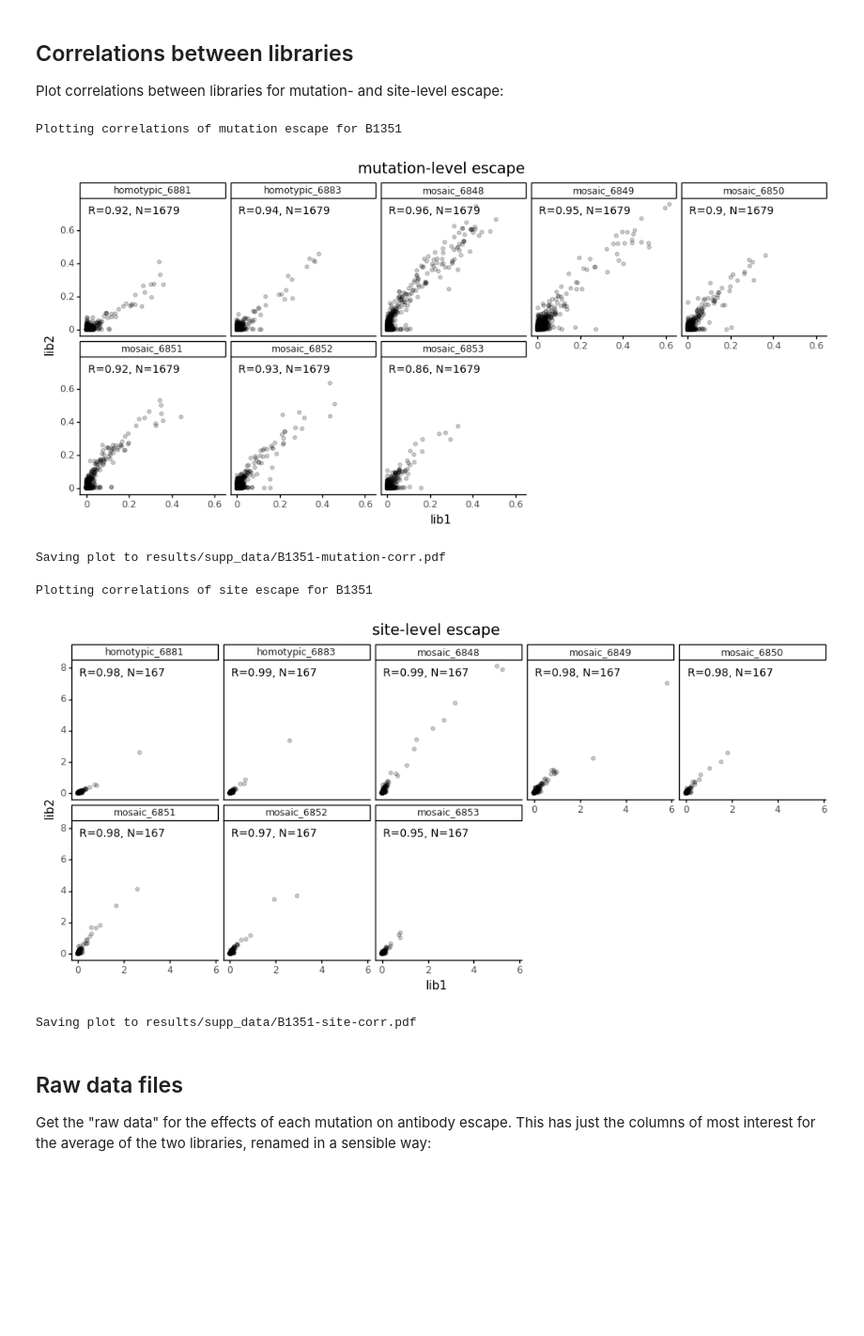
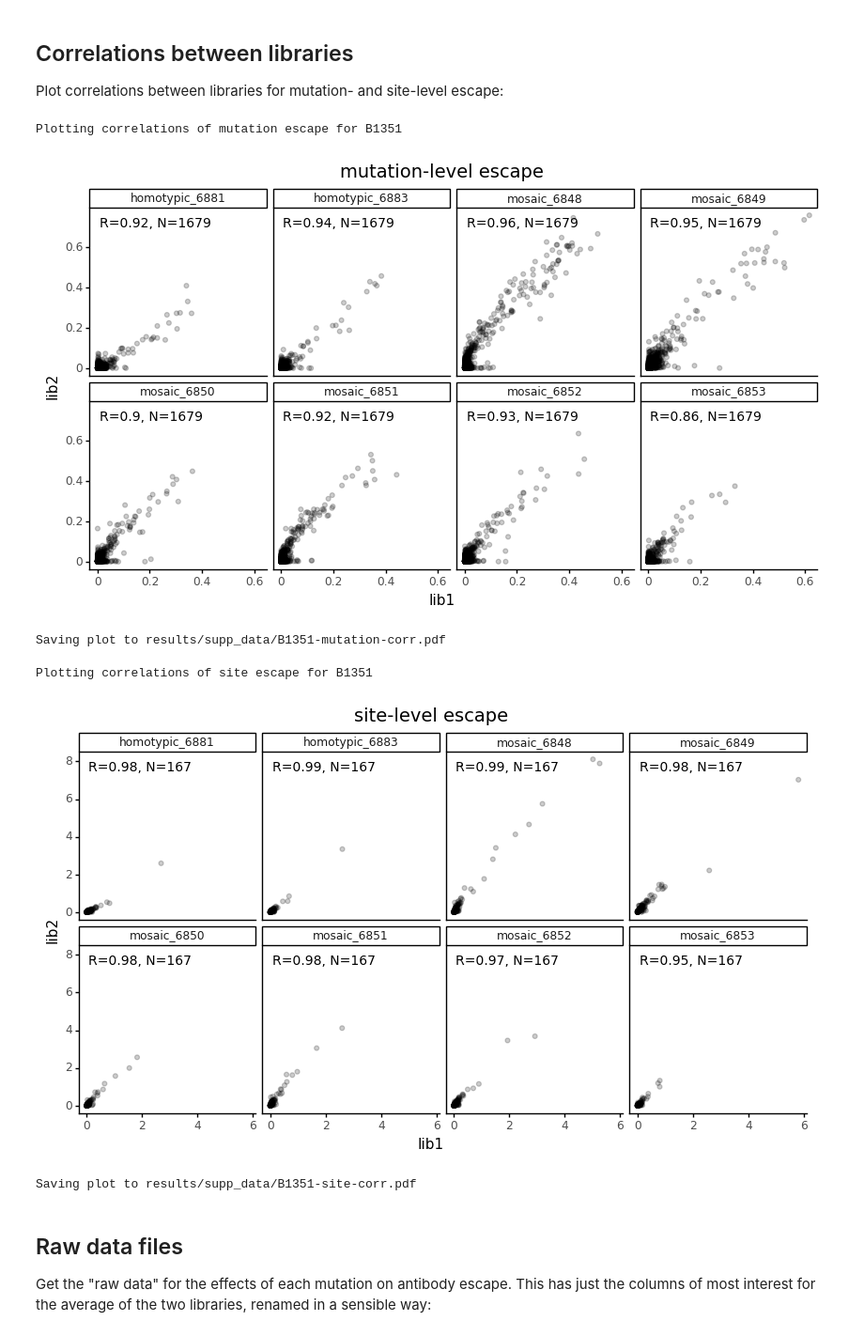
Before and after one commit to jbloomlab/SARS-CoV-2-RBD_Beta_mosaic_np_vaccine, a Jupyter notebook: make_supp_data.ipynb, the cells around one changed output. Shown at 94% size. Saved outputs shown, nothing was run; the diff lists cells and outputs as text; code cells hidden in the pictures; blank space fills up the shorter version.

```diff
--- a/make_supp_data.ipynb
+++ b/make_supp_data.ipynb
@@ -126,43 +126,43 @@ for metric_type, (set_name, condition_set) in itertools.product(['mutation', 'si
 
     # plot correlations
     nfacets = df_wide['selection'].nunique()
-    ncol = min(nfacets, 5)
+    ncol = min(nfacets, 4)
     nrow = math.ceil(nfacets / ncol)
     xmin = df_wide[libraries[0]].min()
     xspan = df_wide[libraries[0]].max() - xmin
     ymin = df_wide[libraries[1]].min()
     yspan = df_wide[libraries[1]].max() - ymin
     p = (ggplot(df_wide) +
          aes(libraries[0], libraries[1]) +
          geom_point(alpha=0.2, color='black') +
          geom_text(mapping=aes(label='correlation'),
                    data=corrs,
                    x=0.01 * xspan + xmin,
                    y=0.99 * yspan + ymin,
                    size=10,
                    ha='left',
                    va='top',
                    ) +
          facet_wrap('~ selection', ncol=ncol) +
          theme_classic() +
          theme(figure_size=(2.5 * ncol, 2.5 * nrow),
                plot_title=element_text(size=14)) +
          ggtitle(f"{metric_type}-level escape")
          )
 
     fig = p.draw()
     display(fig)
     plotfile = os.path.join(config['supp_data_dir'],
                             f"{set_name}-{metric_type}-corr.pdf")
     print(f"Saving plot to {plotfile}")
     p.save(plotfile, verbose=False)
     plt.close(fig)
 # %% [output]
 Plotting correlations of mutation escape for B1351
-[figure, old version]
+[figure, new version]
 Saving plot to results/supp_data/B1351-mutation-corr.pdf
 Plotting correlations of site escape for B1351
-[figure, old version]
+[figure, new version]
 Saving plot to results/supp_data/B1351-site-corr.pdf
 # %% [markdown]
 ## Raw data files
```
Also changed, not shown: 3 other files.
